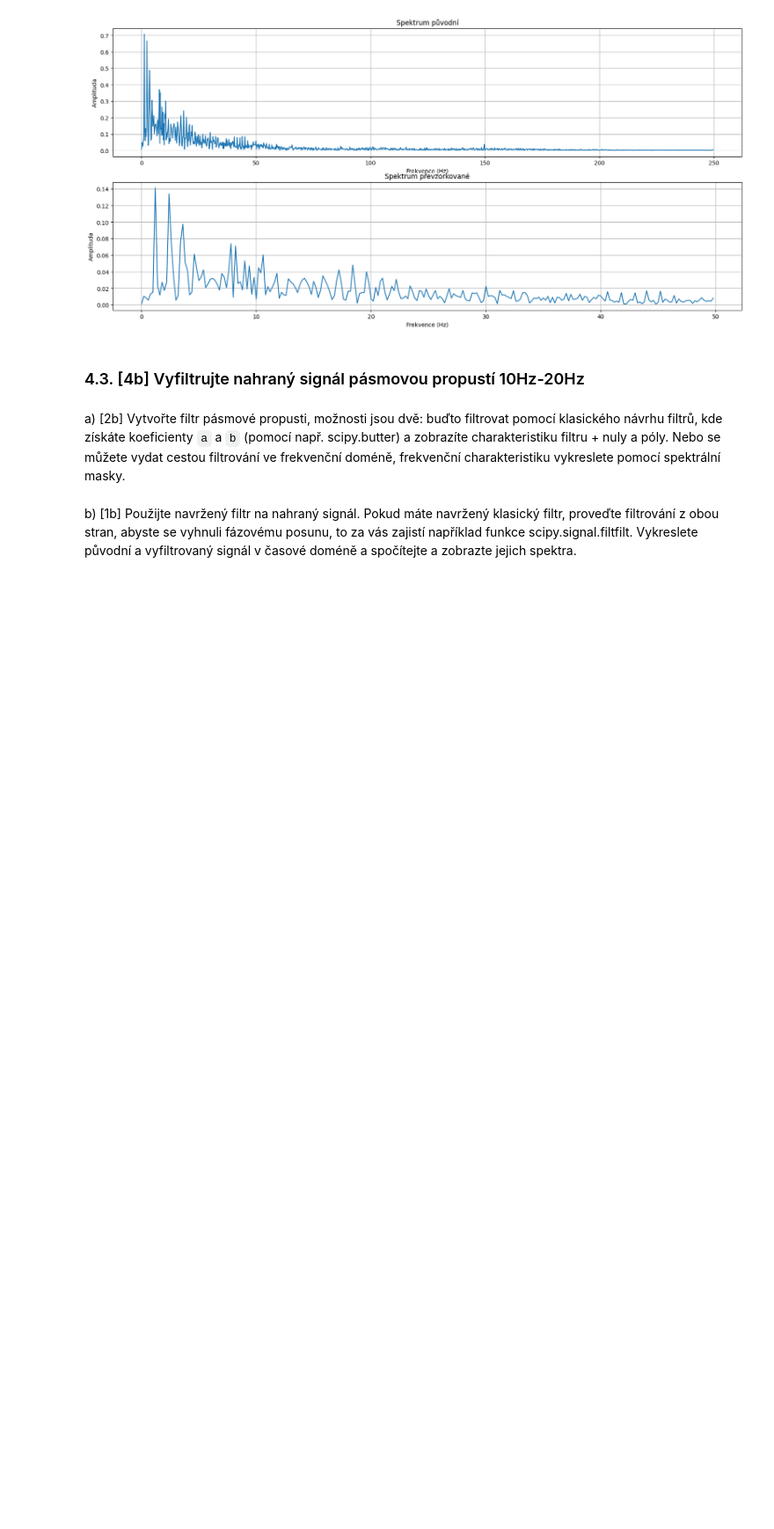
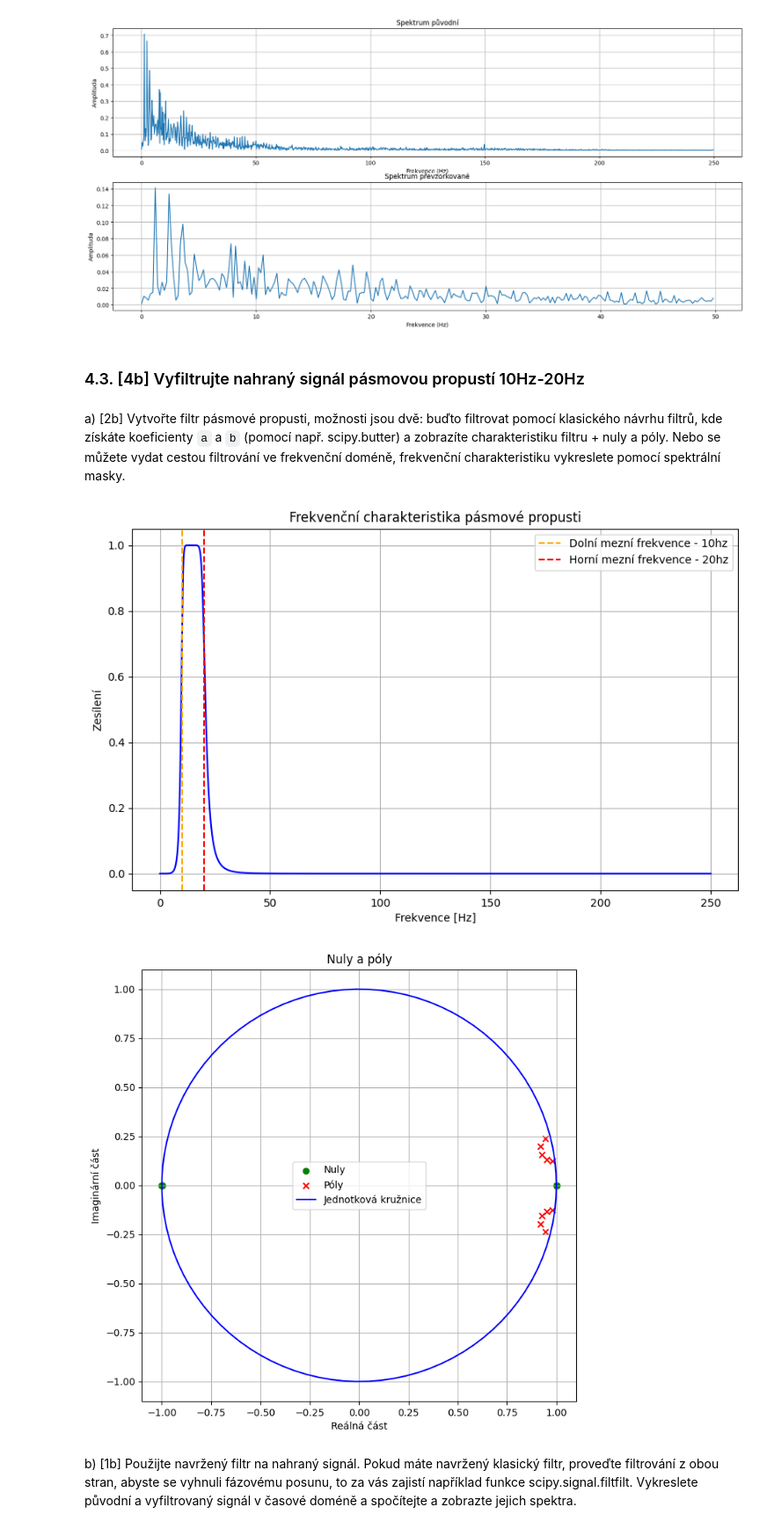
Before and after one commit to MrQvic/ISS-project, a Jupyter notebook: ISS_ECGProject_2023.ipynb, the cells around one changed output. Shown at 88% size. Saved outputs shown, nothing was run; the diff lists cells and outputs as text; code cells hidden in the pictures; blank space fills up the shorter version.

```diff
--- a/ISS_ECGProject_2023.ipynb
+++ b/ISS_ECGProject_2023.ipynb
@@ -209,5 +207,47 @@ plt.show()
 ### 4.3. [4b] Vyfiltrujte nahraný signál pásmovou propustí 10Hz-20Hz
 # %% [markdown]
 a) [2b] Vytvořte filtr pásmové propusti, možnosti jsou dvě: buďto filtrovat pomocí klasického návrhu filtrů, kde získáte koeficienty `a` a `b` (pomocí např. scipy.butter) a zobrazíte charakteristiku filtru + nuly a póly. Nebo se můžete vydat cestou filtrování ve frekvenční doméně, frekvenční charakteristiku vykreslete pomocí spektrální masky.
+# %%
+# Krajní hodnoty filtru a aplikace filtru
+bottom = 10
+top = 20
+filter = [bottom, top]
+b, a = butter(5, filter, btype="band", fs=fs)
+
+# Výpočet nul a pólů
+zeros, poles, _ = tf2zpk(b, a)
+
+# Výpočet frekvenční odezvy filtru
+w, h = freqz(b, a, worN=10000, fs=fs)
+
+# Frekvenční charakteristika filtru
+plt.figure(figsize=(10, 6))
+plt.plot(w, np.abs(h), "b")
+plt.title("Frekvenční charakteristika pásmové propusti")
+plt.xlabel("Frekvence [Hz]")
+plt.ylabel("Zesílení")
+plt.axvline(bottom, color="orange", linestyle="--", label="Dolní mezní frekvence - 10hz")
+plt.axvline(top,    color="red",    linestyle="--", label="Horní mezní frekvence - 20hz")
+plt.legend()
+plt.grid()
+plt.show()
+
+# Nuly a póly
+plt.figure(figsize=(8, 8))
+plt.scatter(np.real(zeros), np.imag(zeros), marker="o", color="g", label="Nuly")
+plt.scatter(np.real(poles), np.imag(poles), marker="x", color="r", label="Póly")
+
+# Jednotková kružnice
+phi = np.linspace(0, 2*np.pi, 100)
+plt.plot(np.cos(phi), np.sin(phi), color="blue", linestyle="-", label="Jednotková kružnice")
+plt.title("Nuly a póly")
+plt.xlabel("Reálná část")
+plt.ylabel("Imaginární část")
+plt.legend()
+plt.grid()
+plt.show()
+# %% [output]
+[figure, added]
+[figure, added]
 # %% [markdown]
   b) [1b] Použijte navržený filtr na nahraný signál. Pokud máte navržený klasický filtr, proveďte filtrování z obou stran, abyste se vyhnuli fázovému posunu, to za vás zajistí například funkce scipy.signal.filtfilt. Vykreslete původní a vyfiltrovaný signál v časové doméně a spočítejte a zobrazte jejich spektra.
```
Also changed, not shown: parts of 9 cells of this notebook.
